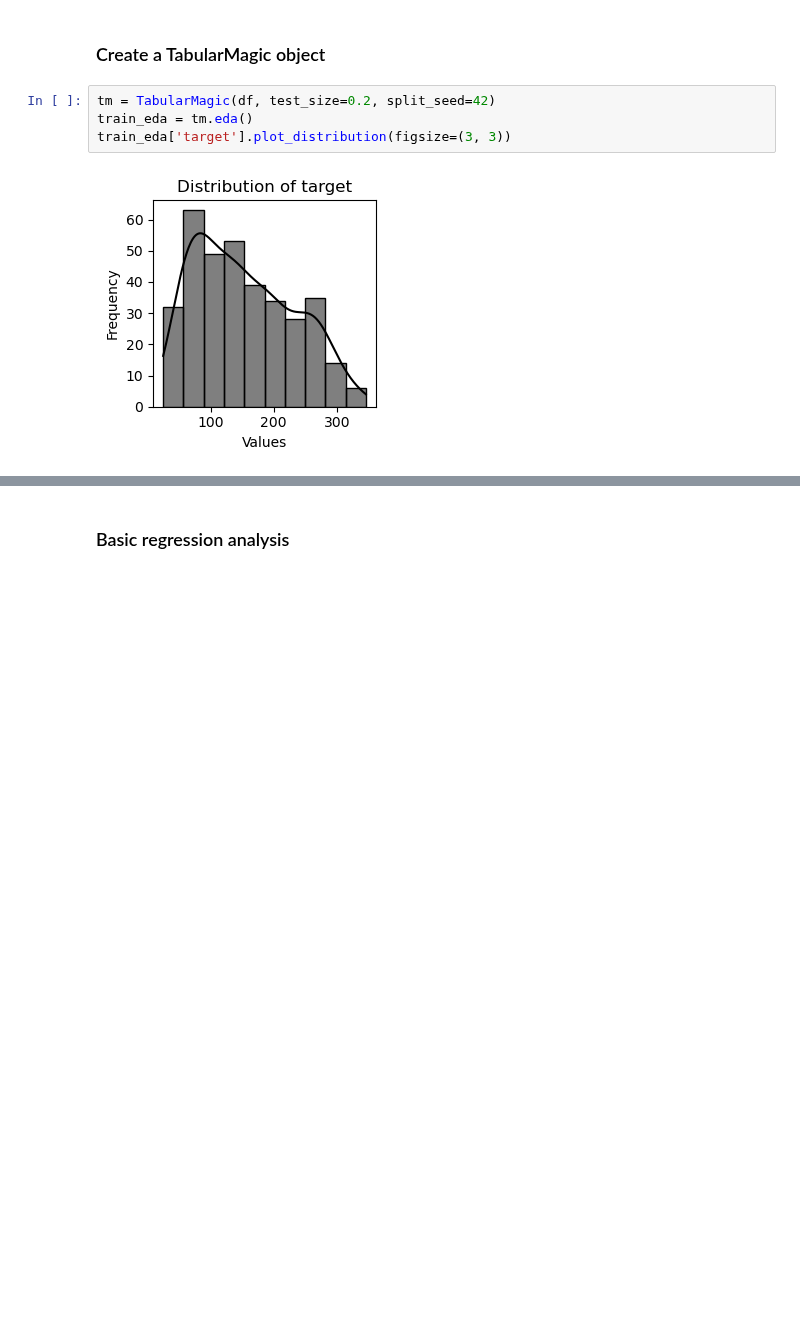
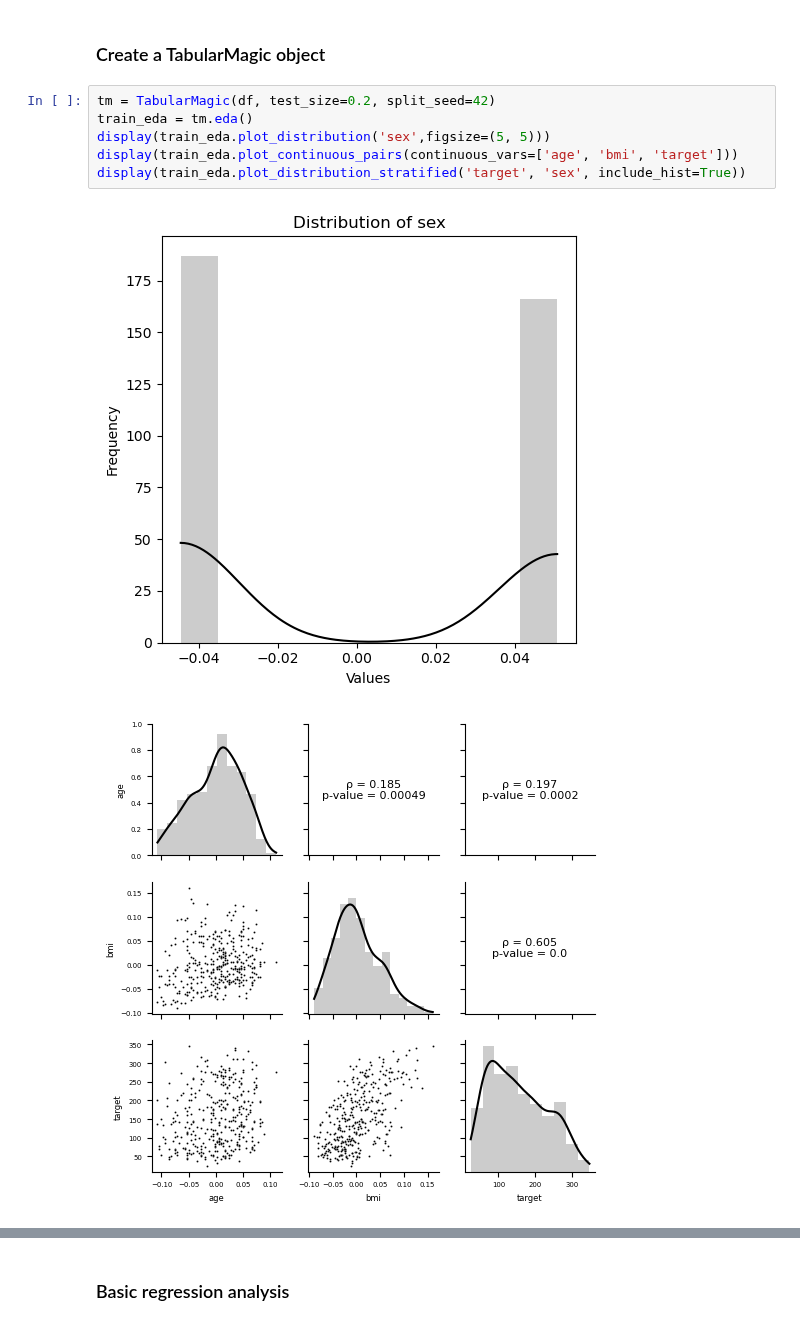
Before and after one commit to ajy25/TabularMagic, a Jupyter notebook: demo/simple_regression_demo.ipynb, the cells around one changed output, grey strips where cells are left out. Cells and saved outputs as stored; diff of their text form; blank space fills up the shorter version.

```diff
--- a/demo/simple_regression_demo.ipynb
+++ b/demo/simple_regression_demo.ipynb
@@ -24,6 +24,9 @@ display(df.head())
 # %%
 tm = TabularMagic(df, test_size=0.2, split_seed=42)
 train_eda = tm.eda()
-train_eda['target'].plot_distribution(figsize=(3, 3))
+display(train_eda.plot_distribution('sex',figsize=(5, 5)))
+display(train_eda.plot_continuous_pairs(continuous_vars=['age', 'bmi', 'target']))
+display(train_eda.plot_distribution_stratified('target', 'sex', include_hist=True))
 # %% [output]
-[figure, old version]
+[figure, new version]
+[figure, added]
```
Also changed, not shown: parts of 3 cells of this notebook, 7 other files.
